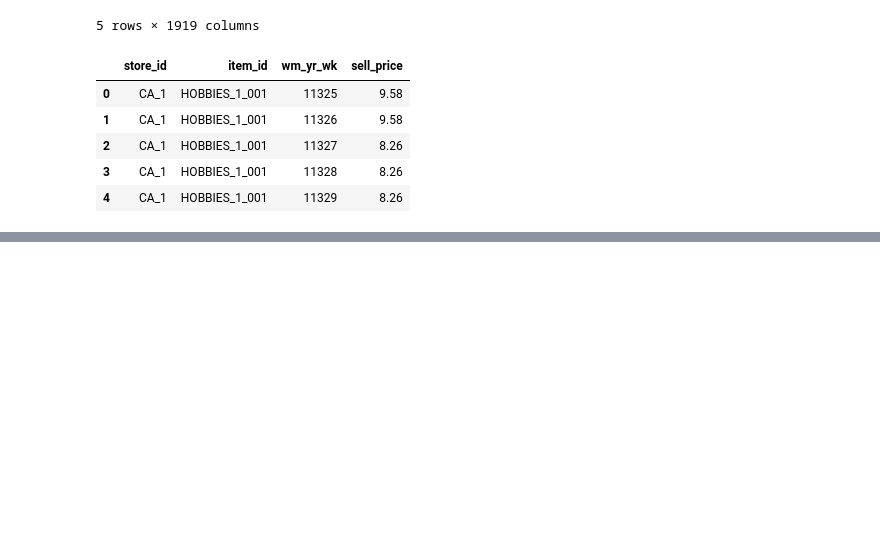
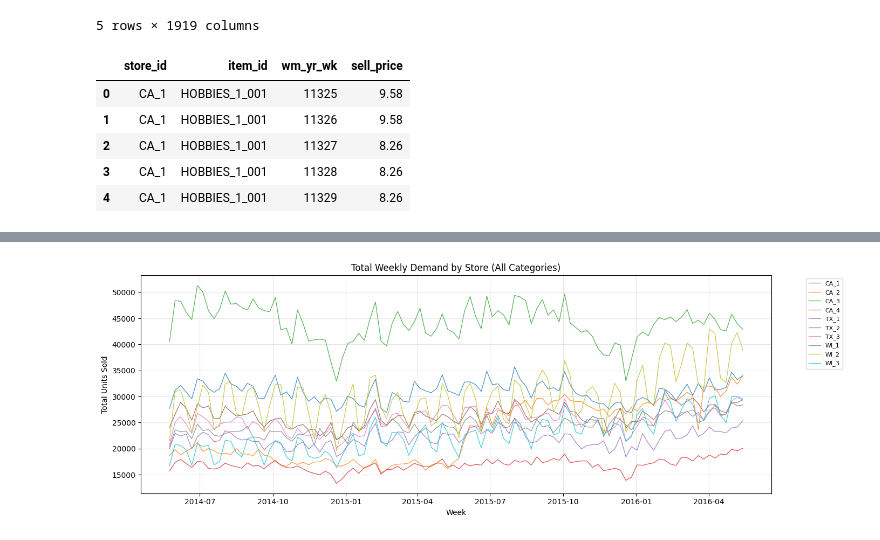
Before and after one commit to isaacvm98/ids705_project, a Jupyter notebook: notebooks/notebook_01_data_loading_and_eda.ipynb, the cells around one changed output, grey strips where cells are left out. Saved outputs shown, nothing was run; the diff lists cells and outputs as text; code cells hidden in the pictures; blank space fills up the shorter version.

```diff
--- a/notebooks/notebook_01_data_loading_and_eda.ipynb
+++ b/notebooks/notebook_01_data_loading_and_eda.ipynb
@@ -50,0 +271,17 @@ sell_prices.head()
+# %%
+# Trend by store (aggregated across categories)
+fig, ax = plt.subplots(figsize=(14, 5))
+
+for store in sorted(weekly['store_id'].unique()):
+    store_ts = weekly[weekly['store_id'] == store].groupby('week_start')['weekly_units'].sum().sort_index()
+    ax.plot(store_ts.index, store_ts.values, label=store, linewidth=0.9, alpha=0.8)
+
+ax.set_title('Total Weekly Demand by Store (All Categories)')
+ax.set_xlabel('Week')
+ax.set_ylabel('Total Units Sold')
+ax.legend(bbox_to_anchor=(1.05, 1), loc='upper left', fontsize=8)
+ax.grid(alpha=0.3)
+plt.tight_layout()
+plt.show()
+# %% [output]
+[figure, added]
```
Also changed, not shown: parts of 34 cells of this notebook, 3 other files.
